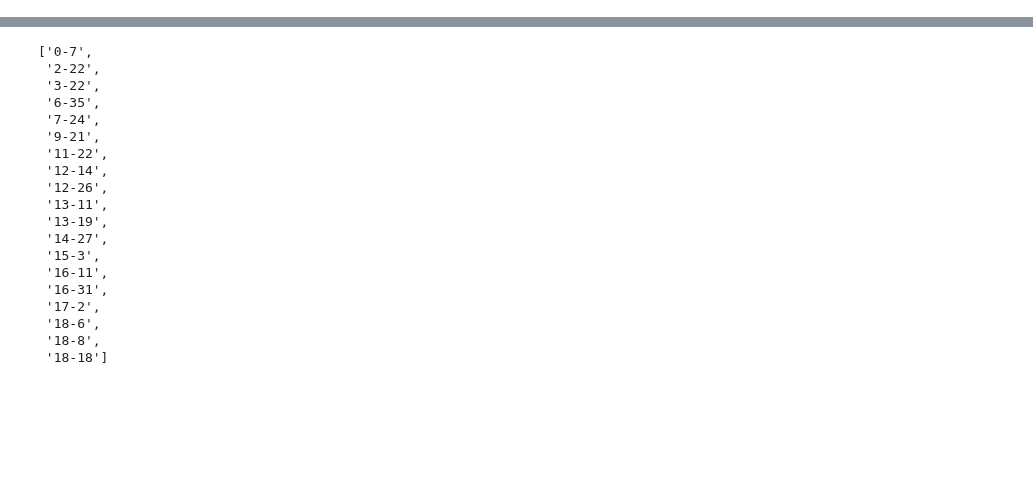
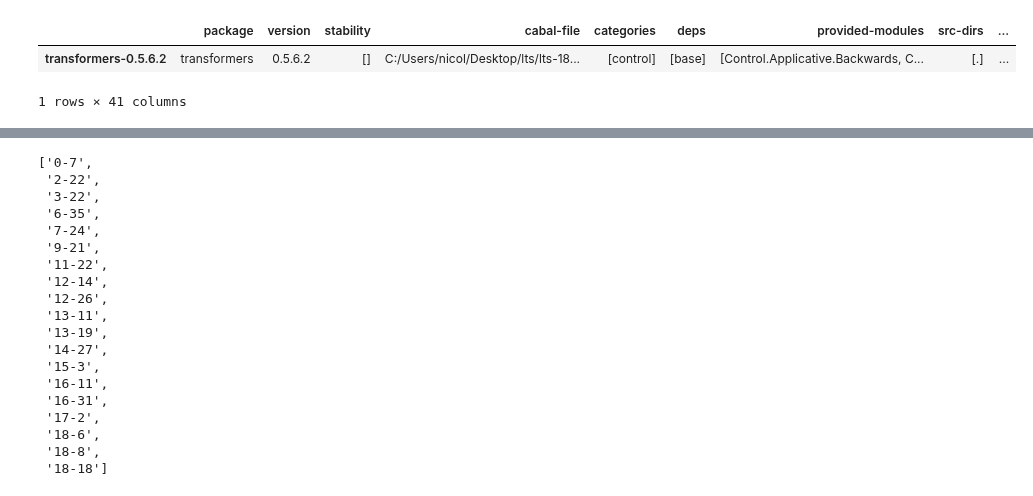
Before and after one commit to pragmaticslaboratory/stackage-evolution, a Jupyter notebook: notebooks/Answers/Testing.ipynb, the cells around one changed output, grey strips where cells are left out. Cells and saved outputs as stored; diff of their text form; code cells hidden in the pictures; blank space fills up the shorter version.

```diff
--- a/notebooks/Answers/Testing.ipynb
+++ b/notebooks/Answers/Testing.ipynb
@@ -10,5 +12,5 @@ from os.path import isfile, join
 # %%
-lts_list = ['0-7', '2-22', '3-22', '6-35', '7-24', '9-21', '11-22', '12-14', '12-26', '13-11', '13-19', '14-27', '15-3', '16-11']
+lts_list = get_lts_list()
 df_list = []
 df_by_category_list = []
 
@@ -17,0 +40,6 @@ for idx, lts in enumerate(lts_list):
+# %%
+df_list[18][df_list[18]['package']=='transformers']
+# %% [output]
+|  | package | version | stability | cabal-file | categories | deps | provided-modules | src-dirs | ... |
+| transformers-0.5.6.2 | transformers | 0.5.6.2 | [] | C:/Users/nicol/Desktop/lts/lts-18... | [control] | [base] | [Control.Applicative.Backwards, C... | [.] | ... |
+1 rows × 41 columns
```
Also changed, not shown: parts of 4 cells of this notebook, 13 other files.
